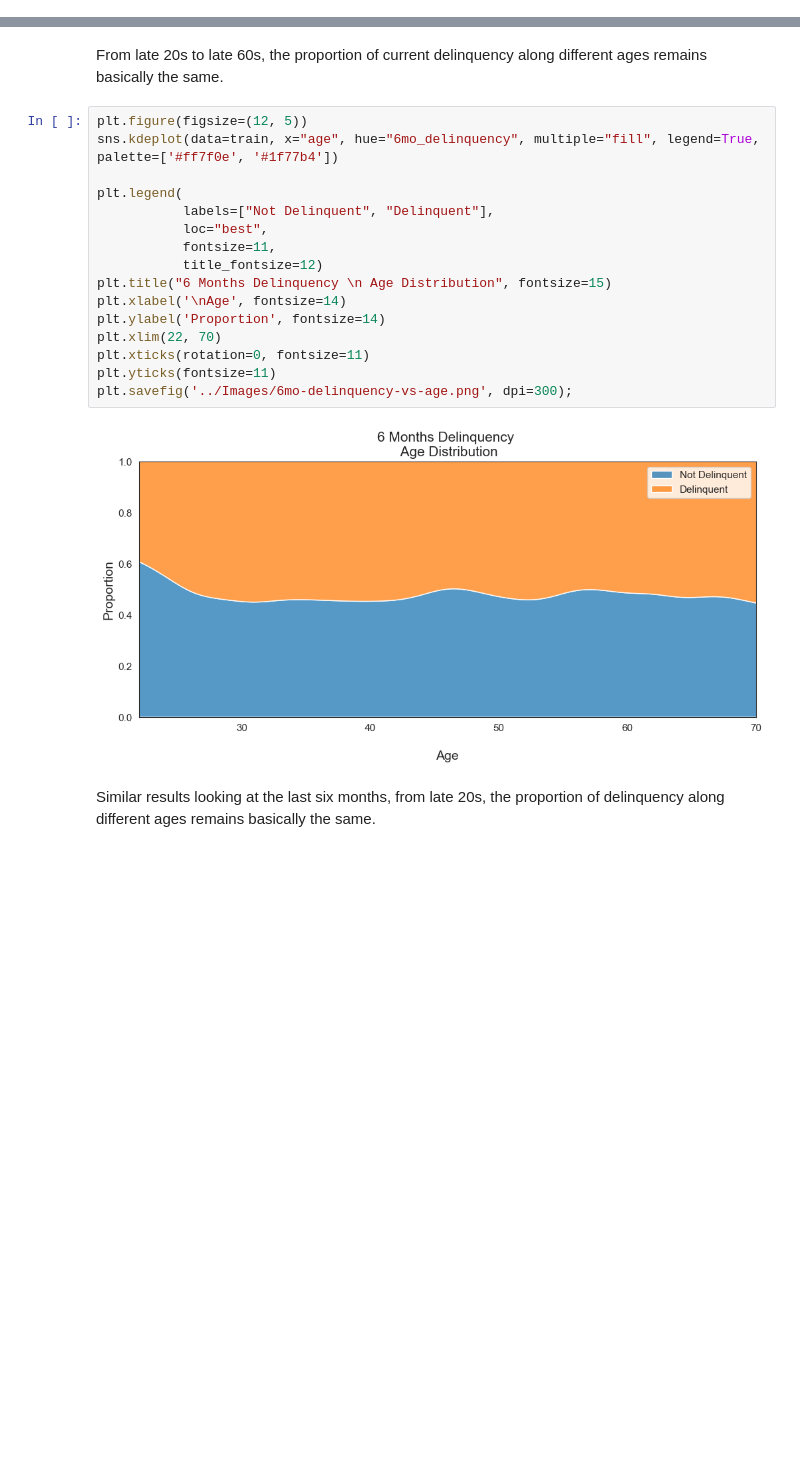
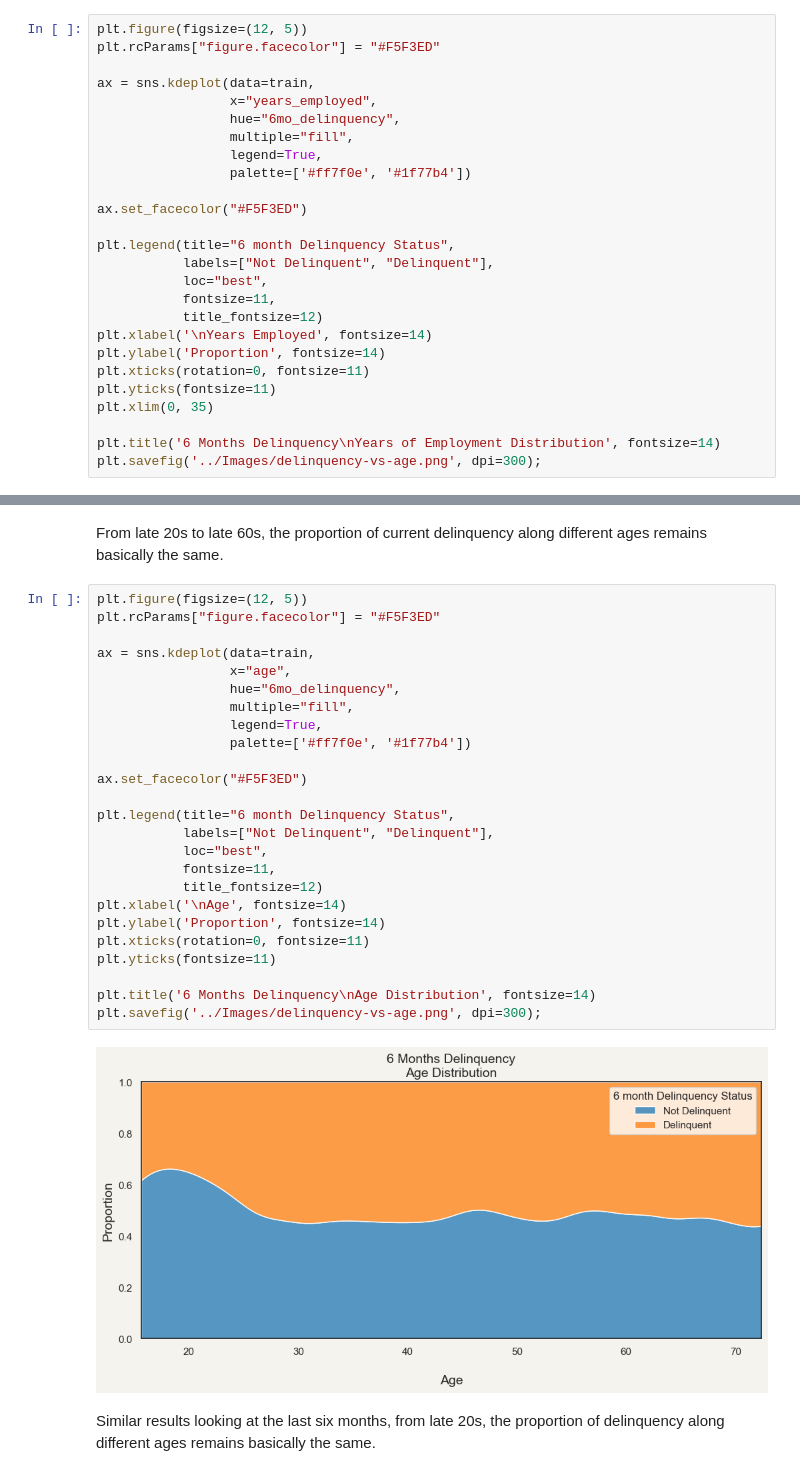
Before and after one commit to gabrielafichtner/credit-card-delinquency, a Jupyter notebook: Notebooks/03 - EDA cleaned data.ipynb, the cells around one changed output, grey strips where cells are left out. Saved outputs shown, nothing was run; the diff lists cells and outputs as text; blank space fills up the shorter version.

```diff
--- a/Notebooks/03 - EDA cleaned data.ipynb
+++ b/Notebooks/03 - EDA cleaned data.ipynb
@@ -353,0 +357,26 @@ plt.savefig('../Images/6mo-delinquency-vs-yearsemployed.png', dpi=300);
+# %%
+plt.figure(figsize=(12, 5))
+plt.rcParams["figure.facecolor"] = "#F5F3ED"
+
+ax = sns.kdeplot(data=train,
+                 x="years_employed",
+                 hue="6mo_delinquency",
+                 multiple="fill",
+                 legend=True,
+                 palette=['#ff7f0e', '#1f77b4'])
+
+ax.set_facecolor("#F5F3ED")
+
+plt.legend(title="6 month Delinquency Status",
+           labels=["Not Delinquent", "Delinquent"],
+           loc="best",
+           fontsize=11,
+           title_fontsize=12)
+plt.xlabel('\nYears Employed', fontsize=14)
+plt.ylabel('Proportion', fontsize=14)
+plt.xticks(rotation=0, fontsize=11)
+plt.yticks(fontsize=11)
+plt.xlim(0, 35)
+
+plt.title('6 Months Delinquency\nYears of Employment Distribution', fontsize=14)
+plt.savefig('../Images/delinquency-vs-age.png', dpi=300);
@@ -399,21 +430,30 @@ plt.savefig('../Images/current-delinquency-vs-age.png', dpi=300);
 From late 20s to late 60s, the proportion of current delinquency along different ages remains basically the same.
 # %%
 plt.figure(figsize=(12, 5))
-sns.kdeplot(data=train, x="age", hue="6mo_delinquency", multiple="fill", legend=True, palette=['#ff7f0e', '#1f77b4'])
+plt.rcParams["figure.facecolor"] = "#F5F3ED"
 
-plt.legend(
+ax = sns.kdeplot(data=train,
+                 x="age",
+                 hue="6mo_delinquency",
+                 multiple="fill",
+                 legend=True,
+                 palette=['#ff7f0e', '#1f77b4'])
+
+ax.set_facecolor("#F5F3ED")
+
+plt.legend(title="6 month Delinquency Status",
            labels=["Not Delinquent", "Delinquent"],
            loc="best",
            fontsize=11,
            title_fontsize=12)
-plt.title("6 Months Delinquency \n Age Distribution", fontsize=15)
 plt.xlabel('\nAge', fontsize=14)
 plt.ylabel('Proportion', fontsize=14)
-plt.xlim(22, 70)
 plt.xticks(rotation=0, fontsize=11)
 plt.yticks(fontsize=11)
-plt.savefig('../Images/6mo-delinquency-vs-age.png', dpi=300);
+
+plt.title('6 Months Delinquency\nAge Distribution', fontsize=14)
+plt.savefig('../Images/delinquency-vs-age.png', dpi=300);
 # %% [output]
-[figure, old version]
+[figure, new version]
 # %% [markdown]
 Similar results looking at the last six months, from late 20s, the proportion of delinquency along different ages remains basically the same.
```
Also changed, not shown: parts of 12 cells of this notebook, 8 other files.
